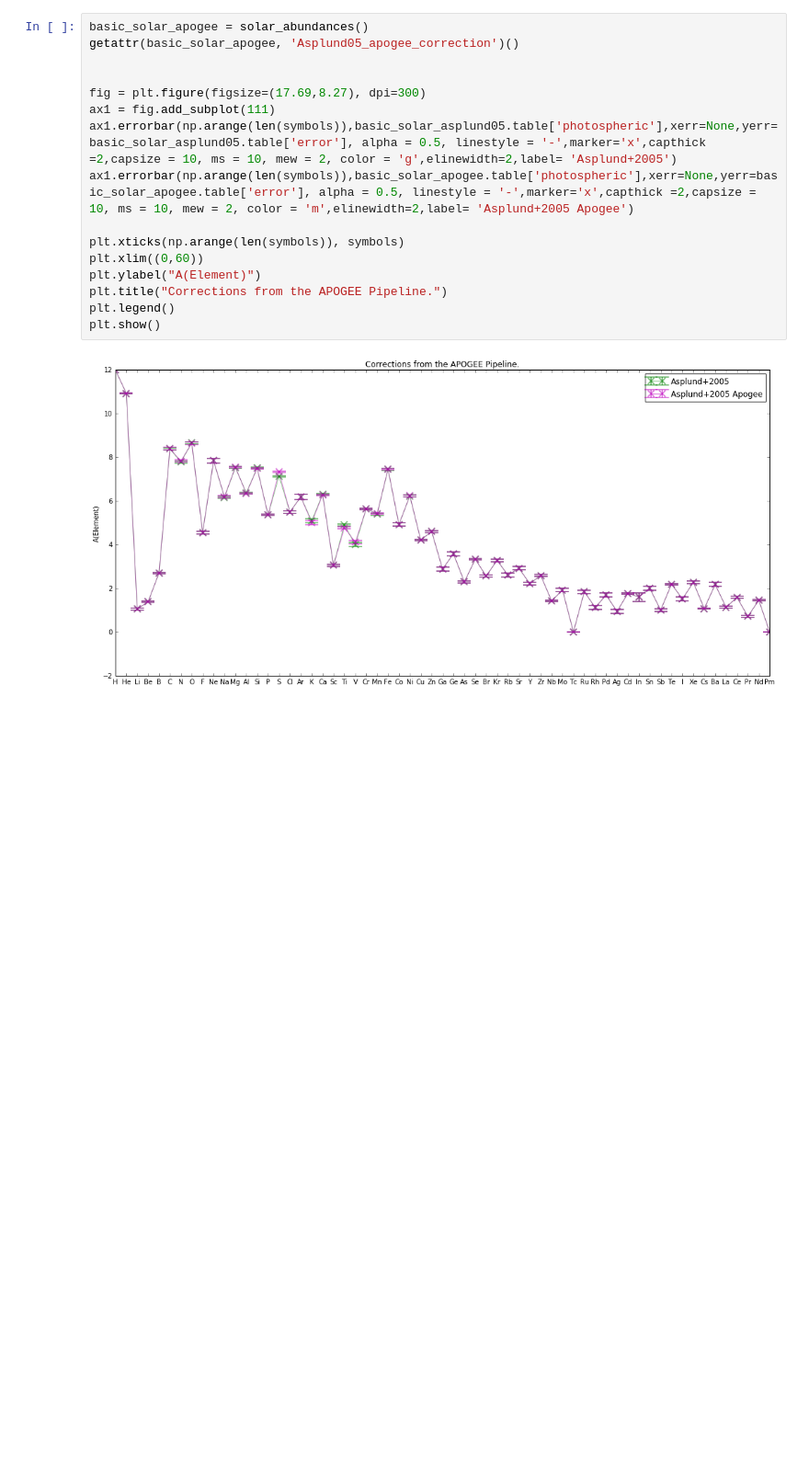
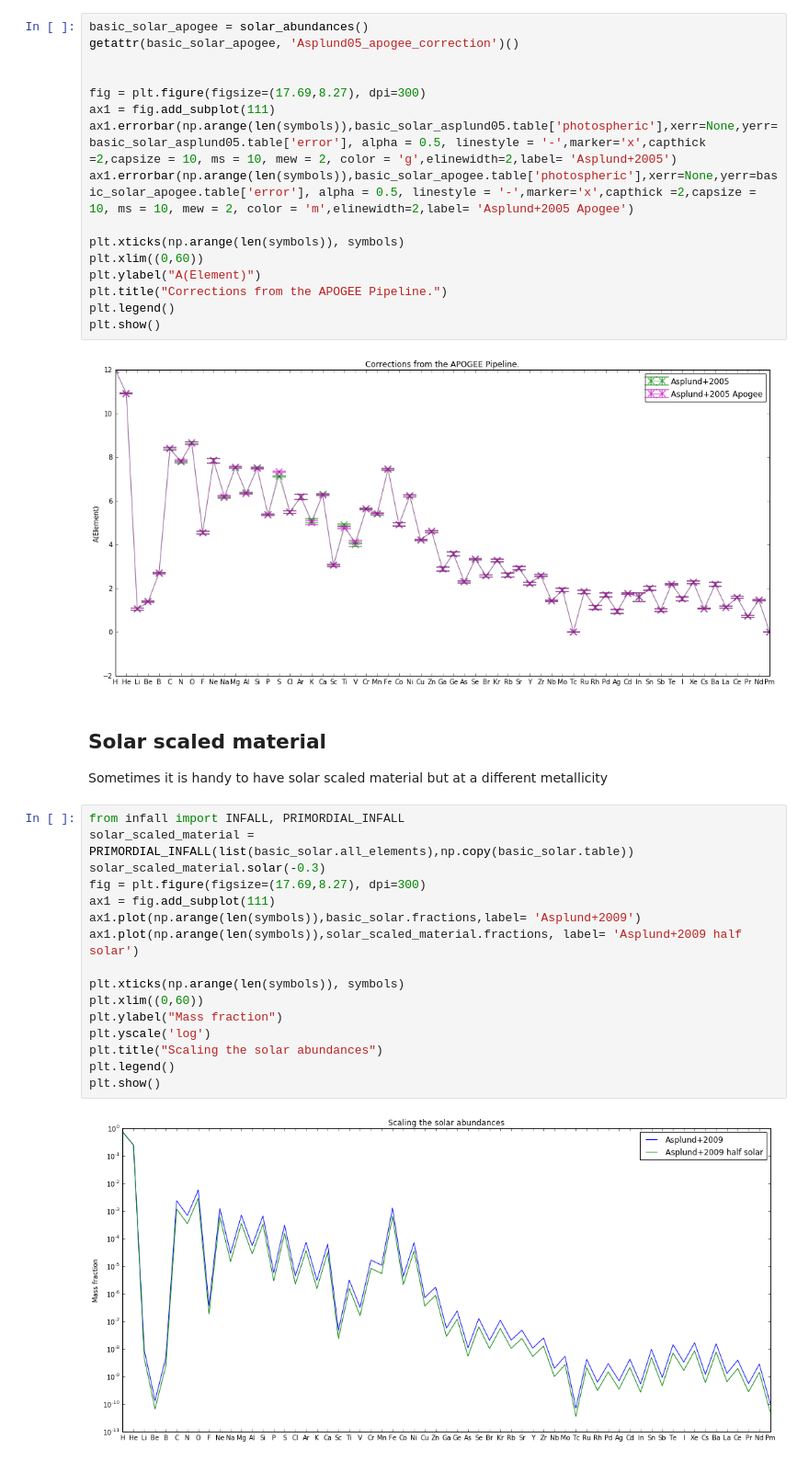
Before and after one commit to jan-rybizki/Chempy, a Jupyter notebook: tutorials/1-Solar_abundances.ipynb, the cells around one changed output. Shown at 92% size. Saved outputs shown, nothing was run; the diff lists cells and outputs as text; blank space fills up the shorter version.

```diff
--- a/tutorials/1-Solar_abundances.ipynb
+++ b/tutorials/1-Solar_abundances.ipynb
@@ -146,3 +146,24 @@ plt.legend()
 plt.show()
 # %% [output]
 [figure]
+# %% [markdown]
+## Solar scaled material
+Sometimes it is handy to have solar scaled material but at a different metallicity
+# %%
+from infall import INFALL, PRIMORDIAL_INFALL
+solar_scaled_material = PRIMORDIAL_INFALL(list(basic_solar.all_elements),np.copy(basic_solar.table))
+solar_scaled_material.solar(-0.3)
+fig = plt.figure(figsize=(17.69,8.27), dpi=300)
+ax1 = fig.add_subplot(111)
+ax1.plot(np.arange(len(symbols)),basic_solar.fractions,label= 'Asplund+2009')
+ax1.plot(np.arange(len(symbols)),solar_scaled_material.fractions, label= 'Asplund+2009 half solar')
+
+plt.xticks(np.arange(len(symbols)), symbols)
+plt.xlim((0,60))
+plt.ylabel("Mass fraction")
+plt.yscale('log')
+plt.title("Scaling the solar abundances")
+plt.legend()
+plt.show()
+# %% [output]
+[figure, added]
```
Also changed, not shown: 5 other files.
